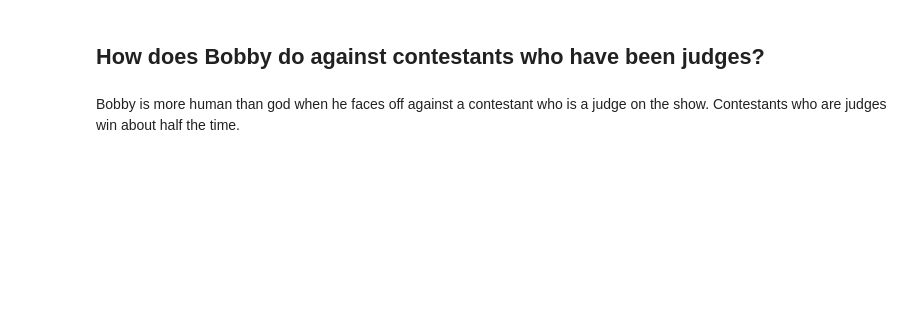
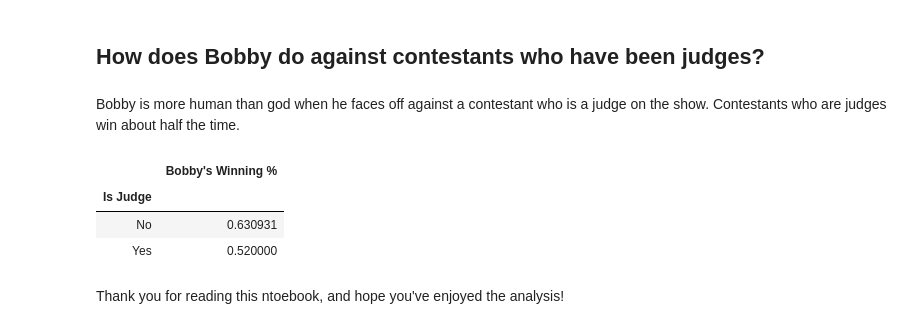
Before and after one commit to Michael-Jarmola/Does_Bobby_Flay_Always_Win, a Jupyter notebook: Does Bobby Flay Always Win - Analysis.ipynb, the cells around one changed output. Cells and saved outputs as stored; diff of their text form; code cells hidden in the pictures; blank space fills up the shorter version.

```diff
--- a/Does Bobby Flay Always Win - Analysis.ipynb
+++ b/Does Bobby Flay Always Win - Analysis.ipynb
@@ -360,15 +472,12 @@ judges_record_grp.columns = ["Appearances","Guest's Winning %"]
 # %% [markdown]
 Bobby is more human than god when he faces off against a contestant who is a judge on the show. Contestants who are judges win about half the time.
 # %%
-# split the Guests column into separate columns for every guest
+# split the contestants column into separate columns for every guest
 contestant_record_df = pd.concat([bbf_df["FirstRoundContestants"],
                                   bbf_df["FirstRoundContestants"].str.split(',', expand = True)], axis = 1)
 
 # rename columns
 contestant_record_df.columns = ["Contestant","Contestant1","Contestant2"]
-
-# # strip whitespace so to not capture duplicates
-# bbf_df["SecondRoundWinner"] = bbf_df["SecondRoundWinner"].str.strip()
 
 # bind columns together
 contestant_record_df = pd.concat([contestant_record_df, bbf_df["BobbyDominates"]], axis = 1)
@@ -385,33 +494,40 @@ contestant2_df.columns = ["Contestant","BobbyDominates"]
 
 # stack contestants
 contestant_record_df = pd.concat([contestant1_df,
                                   contestant2_df],
                                  axis = 0).dropna() # axis = 0 for rows
 
 # strip whitespace so to not capture duplicates
 contestant_record_df["Contestant"] = contestant_record_df["Contestant"].str.strip()
 
 # get a unique list of the judges
 judges_uniq_df = judges_df.drop_duplicates()
 
 # get contestants who have been judges (join)
 contestants_merged_df = pd.merge(contestant_record_df, judges_uniq_df,
                                  left_on = "Contestant",
                                  right_on = "Judges",
                                  how = "left")
 
 # get contestants who have been judges (indicator)
-contestants_merged_df["IsJudge"] = np.where(contestants_merged_df["Contestant"] ==
+contestants_merged_df["Is Judge"] = np.where(contestants_merged_df["Contestant"] ==
                                             contestants_merged_df["Judges"], "Yes", "No")
 
 # group by Judge and get winning percentage
-contestants_merged_df = contestants_merged_df.groupby("IsJudge").agg({"BobbyDominates":["mean"]})
+contestants_merged_df = contestants_merged_df.groupby("Is Judge").agg({"BobbyDominates":["mean"]})
 
 # exclude first level of multi-indexed columns resulting from the groupby
 contestants_merged_df.columns = contestants_merged_df.columns.droplevel(0)
 
 # rename columns
-contestants_merged_df.columns = ["Contestant's Winning %"]
+contestants_merged_df.columns = ["Bobby's Winning %"]
 
 # show resulting table
 contestants_merged_df
+# %% [output]
+|  | Bobby's Winning % |
+| Is Judge |  |
+| No | 0.630931 |
+| Yes | 0.520000 |
+# %% [markdown]
+Thank you for reading this ntoebook, and hope you've enjoyed the analysis!
```
Also changed, not shown: parts of 16 cells of this notebook.
